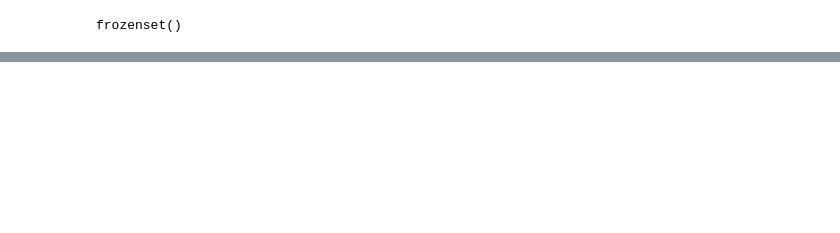
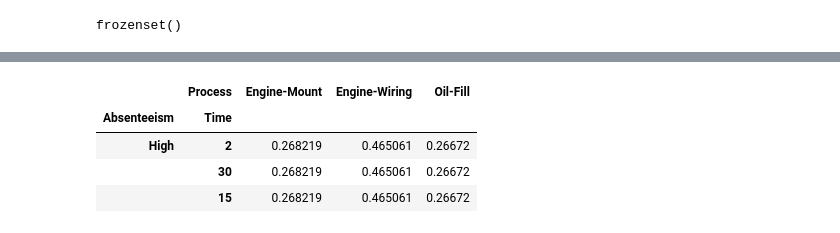
Before and after one commit to statisticallyfit/PythonProbabilisticGraphicalModels, a Jupyter notebook: src/PgmpyStudy/CarDemo_InferencePgmpy.ipynb, the cells around one changed output, grey strips where cells are left out. Saved outputs shown, nothing was run; the diff lists cells and outputs as text; code cells hidden in the pictures; blank space fills up the shorter version.

```diff
--- a/src/PgmpyStudy/CarDemo_InferencePgmpy.ipynb
+++ b/src/PgmpyStudy/CarDemo_InferencePgmpy.ipynb
@@ -1272,0 +1333,11 @@ observedVars(carModel, start= Time, end= Process)
+# %%
+# TODO FALSE POSITIVE HERE? Including the middle node Absenteeism but there is no active trail between Time and Process...
+dfTAP: DataFrame = eliminateSlice(carModel, query = Process, evidence = {Absenteeism.var : {'High'},
+                                                                         Time.var : {2, 15, 30}})
+dfTAP
+# %% [output]
+|  | Process | Engine-Mount | Engine-Wiring | Oil-Fill |
+| Absenteeism | Time |  |  |  |
+| High | 2 | 0.268219 | 0.465061 | 0.26672 |
+|  | 30 | 0.268219 | 0.465061 | 0.26672 |
+|  | 15 | 0.268219 | 0.465061 | 0.26672 |
```
Also changed, not shown: parts of 30 cells of this notebook, 2 other files.
